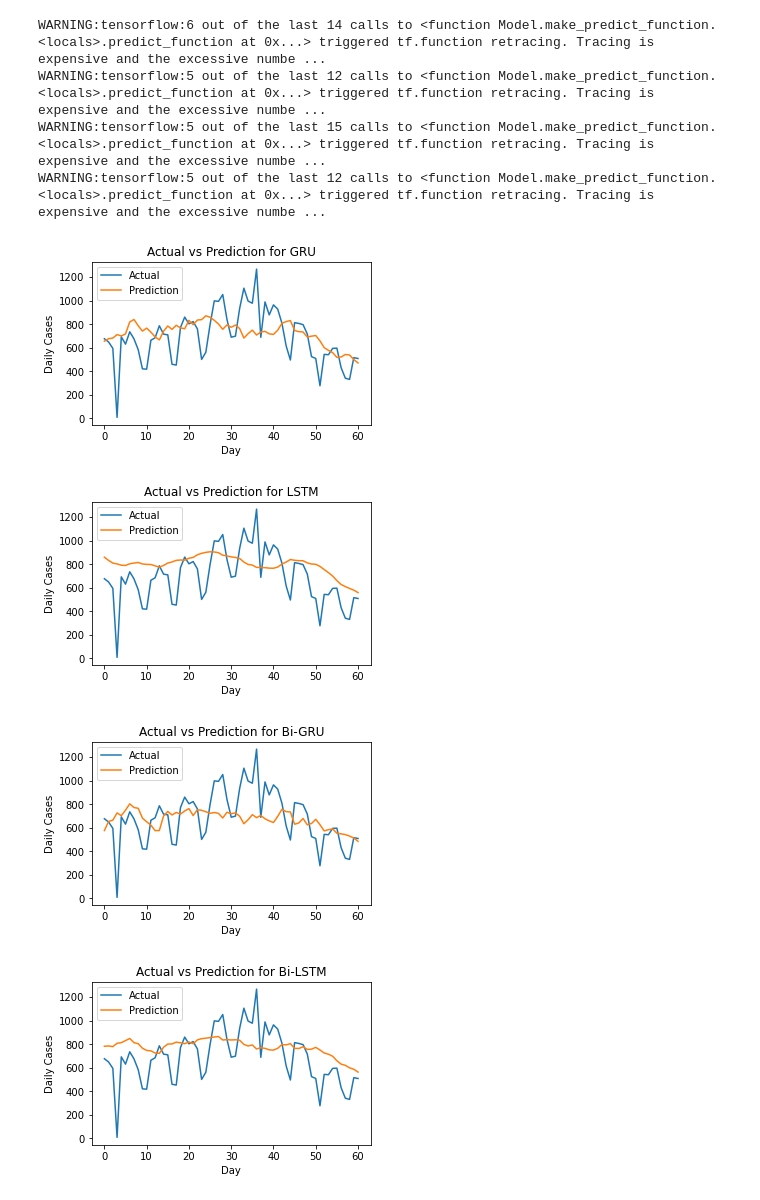
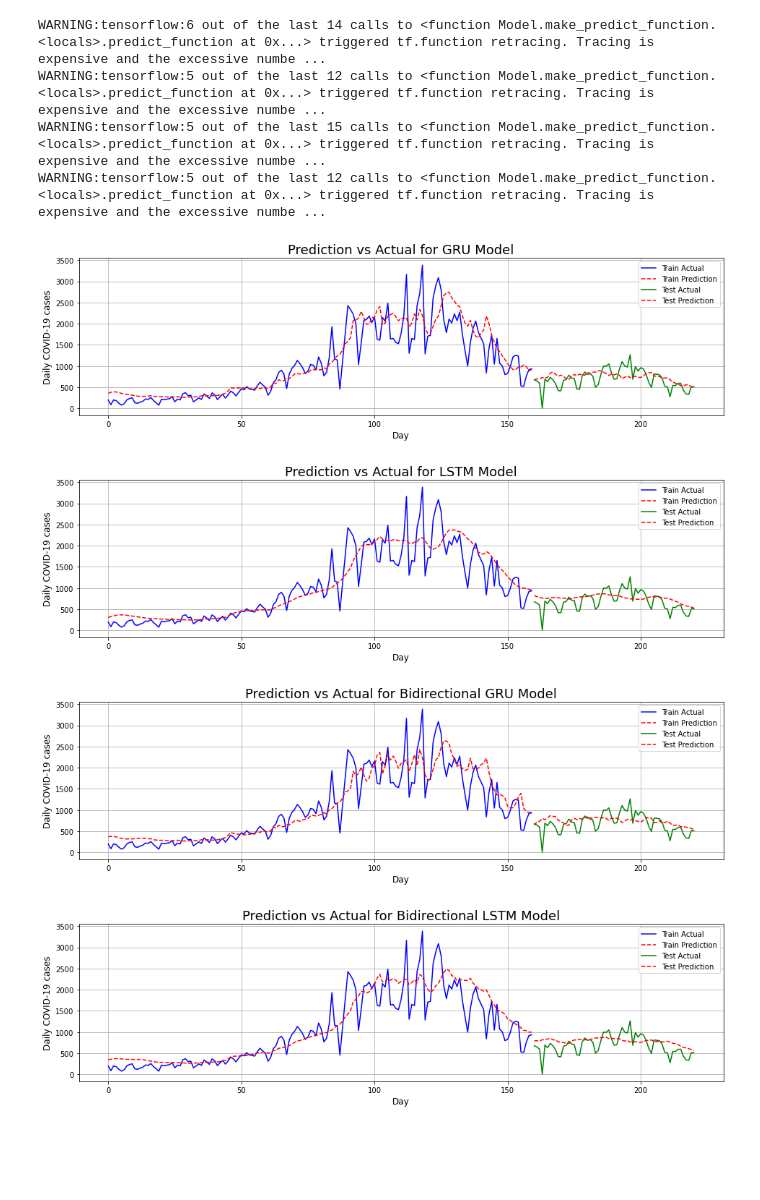
Before and after one commit to bhatiavr/cs109b-final-project-111, a Jupyter notebook: src/Raghu - cs109b-wastewater-covid-forecasting.ipynb, the cells around one changed output. Saved outputs shown, nothing was run; the diff lists cells and outputs as text; code cells hidden in the pictures; blank space fills up the shorter version.

```diff
--- a/src/Raghu - cs109b-wastewater-covid-forecasting.ipynb
+++ b/src/Raghu - cs109b-wastewater-covid-forecasting.ipynb
@@ -884,16 +873,35 @@ WARNING:tensorflow:6 out of the last 14 calls to <function Model.make_predict_fu
 WARNING:tensorflow:5 out of the last 12 calls to <function Model.make_predict_function.<locals>.predict_function at 0x...> triggered tf.function retracing. Tracing is expensive and the excessive numbe ...
 WARNING:tensorflow:5 out of the last 15 calls to <function Model.make_predict_function.<locals>.predict_function at 0x...> triggered tf.function retracing. Tracing is expensive and the excessive numbe ...
 WARNING:tensorflow:5 out of the last 12 calls to <function Model.make_predict_function.<locals>.predict_function at 0x...> triggered tf.function retracing. Tracing is expensive and the excessive numbe ...
-# %%
-plot_predictions(prediction_gru, y_test, "GRU")
-plot_predictions(prediction_lstm, y_test, "LSTM")
-plot_predictions(prediction_bi_gru, y_test, "Bi-GRU")
-plot_predictions(prediction_bi_lstm, y_test, "Bi-LSTM")
-# %% [output]
-[figure, removed]
-[figure, removed]
-[figure, removed]
-[figure, removed]
+# %%
+def plot_prediction(train_pred, test_pred, model):
+
+    fig, ax = plt.subplots(nrows = 1, ncols = 1, figsize=(16,4))
+
+    train_range = len(train_pred)
+    test_range = train_range + len(test_pred)
+
+    plt.plot(np.arange(train_range), np.array(y_train), 'b', label='Train Actual')
+    plt.plot(np.arange(train_range),np.array(train_pred), '--r', label='Train Prediction')
+    plt.plot(np.arange(train_range, test_range), np.array(y_test), 'g', label='Test Actual')
+    plt.plot(np.arange(train_range, test_range),np.array(test_pred), '--r', label='Test Prediction')
+
+    plt.legend()
+    plt.grid(True)
+    plt.ylabel('Daily COVID-19 cases', fontsize = 12)
+    plt.xlabel('Day', fontsize = 12)
+    plt.title(f"Prediction vs Actual for {model} Model", fontsize = 18)
+    plt.show()
+
+plot_prediction(train_prediction_gru, prediction_gru, "GRU")
+plot_prediction(train_prediction_lstm, prediction_lstm, "LSTM")
+plot_prediction(train_prediction_bi_gru, prediction_bi_gru, "Bidirectional GRU")
+plot_prediction(train_prediction_bi_lstm, prediction_bi_lstm, "Bidirectional LSTM")
+# %% [output]
+[figure, added]
+[figure, added]
+[figure, added]
+[figure, added]
 # %%
 # Calculate RMSE
 def rmse_calc(predictions, actual, name):
```
Also changed, not shown: parts of 10 cells of this notebook.
